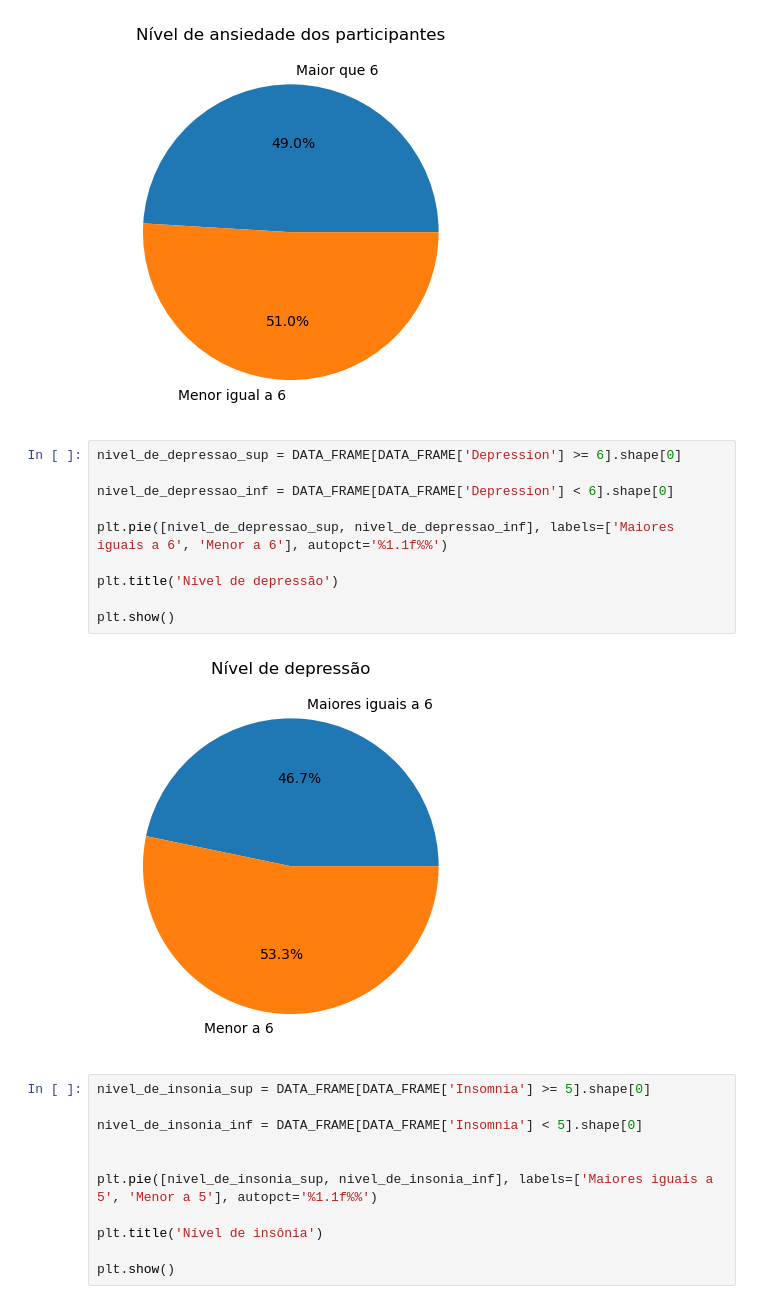
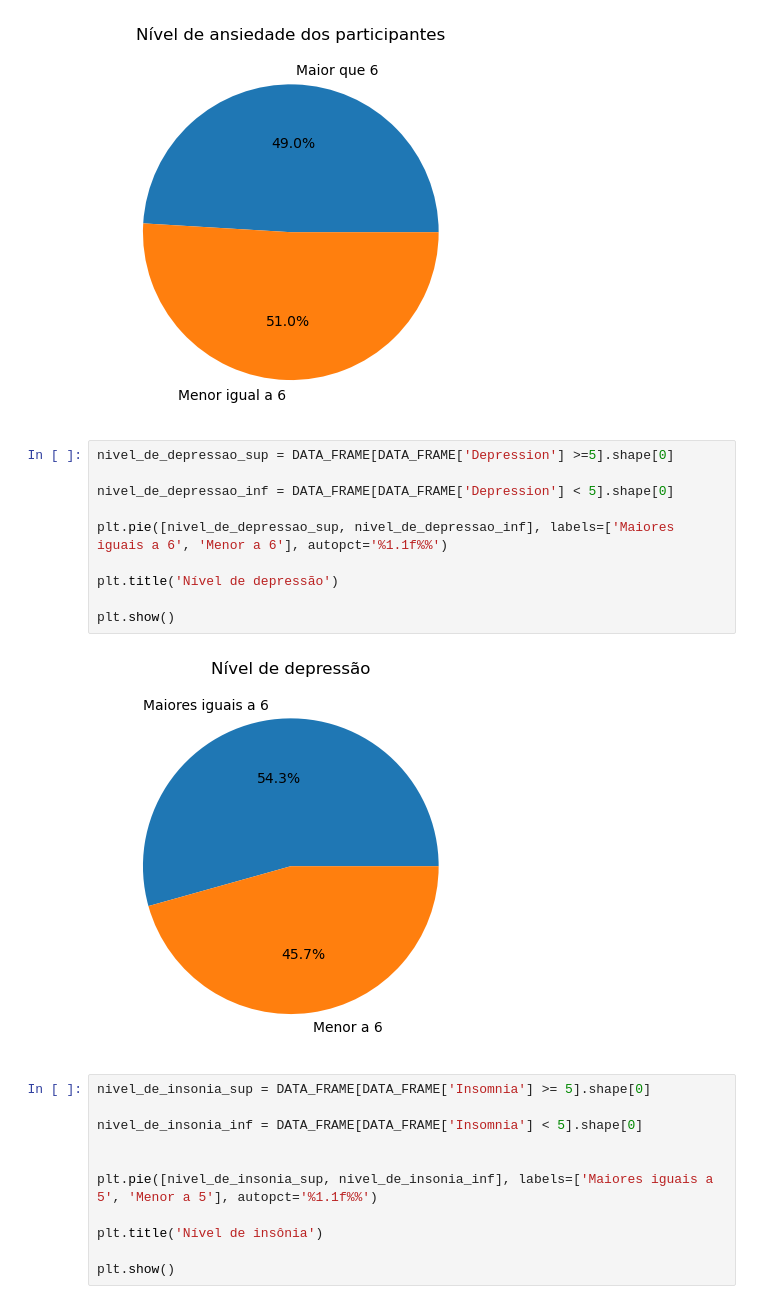
Before and after one commit to pcmoraesmenezes/Exploring-Correlations-Between-Musical-Preferences-and-Mental-Health-A-Machine-Learning-Approach, a Jupyter notebook: código/main.ipynb, the cells around one changed output. Drawn from its saved outputs; the diff is of its cells as text.

```diff
--- a/código/main.ipynb
+++ b/código/main.ipynb
@@ -48,17 +48,17 @@ plt.title('Nível de ansiedade dos participantes')
 Text(0.5, 1.0, 'Nível de ansiedade dos participantes')
 [figure]
 # %%
-nivel_de_depressao_sup = DATA_FRAME[DATA_FRAME['Depression'] >= 6].shape[0]
+nivel_de_depressao_sup = DATA_FRAME[DATA_FRAME['Depression'] >=5].shape[0]
 
-nivel_de_depressao_inf = DATA_FRAME[DATA_FRAME['Depression'] < 6].shape[0]
+nivel_de_depressao_inf = DATA_FRAME[DATA_FRAME['Depression'] < 5].shape[0]
 
 plt.pie([nivel_de_depressao_sup, nivel_de_depressao_inf], labels=['Maiores iguais a 6', 'Menor a 6'], autopct='%1.1f%%')
 
 plt.title('Nível de depressão')
 
 plt.show()
 # %% [output]
-[figure, old version]
+[figure, new version]
 # %%
 nivel_de_insonia_sup = DATA_FRAME[DATA_FRAME['Insomnia'] >= 5].shape[0]
 
```
